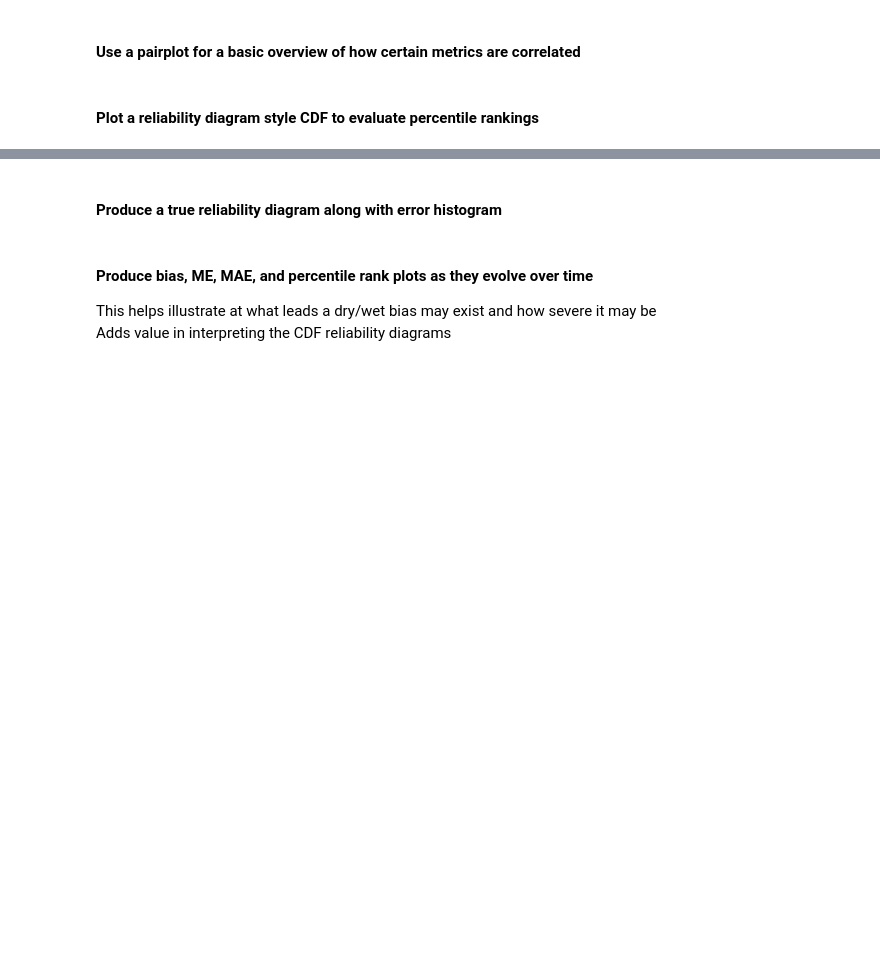
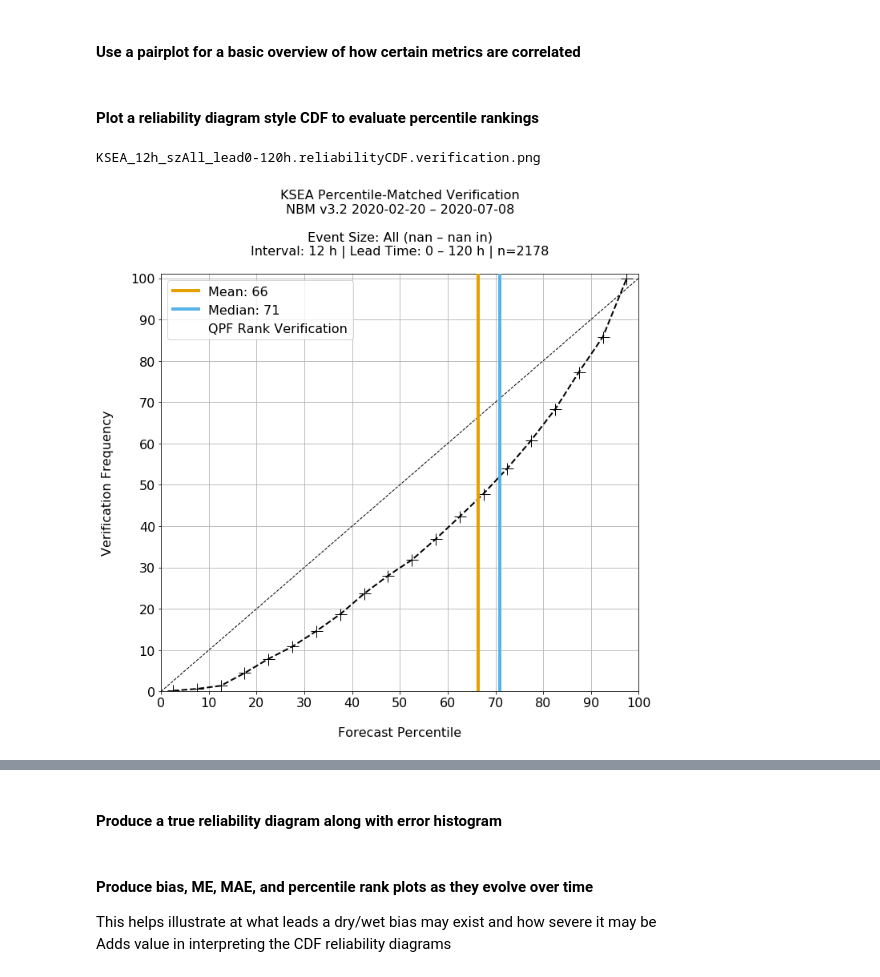
Before and after one commit to m-wessler/nbm-verify, a Jupyter notebook: notebooks/verify_1Dqpf_figures.ipynb, the cells around one changed output, grey strips where cells are left out. Cells and saved outputs as stored; diff of their text form; code cells hidden in the pictures; blank space fills up the shorter version.

```diff
--- a/notebooks/verify_1Dqpf_figures.ipynb
+++ b/notebooks/verify_1Dqpf_figures.ipynb
@@ -575,6 +575,74 @@ for interval in [6, 12, 24]:
                     # plt.show()
 # %% [markdown]
 #### Plot a reliability diagram style CDF to evaluate percentile rankings
+# %%
+interval = 12
+short, long = 0, 120
+plot_type = 'Verification'
+plot_var = 'verif_rank'
+ei, esize = 3, 'All'
+
+select = data[((data['Interval'] == interval)
+            & ((data['LeadTime'] >= short)
+            & (data['LeadTime'] <= long)))]
+
+select = select[select['EventSize'] == esize] if esize != 'All' else select
+
+# Produce the actual reliability diagram
+font_size = 16
+plt.rcParams.update({'font.size': font_size})
+fig, ax = plt.subplots(1, figsize=(10, 10), facecolor='w')
+
+pbinsize = 5
+pbins = np.arange(0, 101, pbinsize)
+
+hist = ax.hist(select[plot_var], bins=pbins, density=True, cumulative=True,
+        color='w', alpha=0, linewidth=3.5, zorder=10, label='QPF Rank %s'%plot_type)
+histy, histx = hist[0], hist[1][1:]-(pbinsize/2)
+
+ax.plot(histx, histy, marker='+', linestyle='--', markersize=15, color='k', linewidth=2)
+
+ax.plot(np.arange(0, 101, 1), np.arange(0, 1.01, .01), '--k', linewidth=1, zorder=20)
+
+try:
+    ax.axvline(np.nanmean(select[plot_var]), color=colors[0], linewidth=4,
+               zorder=200, label='Mean: %d'%np.nanmean(select[plot_var]))
+
+    ax.axvline(np.nanpercentile(select[plot_var], 50), color=colors[1], linewidth=4,
+               zorder=200, label='Median: %d'%np.nanpercentile(select[plot_var], 50))
+except:
+    pass
+
+ax.set_xticks(np.arange(0, 101, 10))
+ax.set_xlim([0, 100])
+ax.set_xlabel('\nForecast Percentile')
+
+ax.set_yticks(np.arange(0, 1.01, .1))
+ax.set_yticklabels(np.arange(0, 101, 10))
+ax.set_ylim([0, 1.01])
+ax.set_ylabel('%s Frequency\n'%plot_type)
+
+ax.set_title(('{} Percentile-Matched {}\nNBM v3.2 {} – {}\n\nEvent Size: {} ({} – {} in)\n'+
+              'Interval: {} h | Lead Time: {} – {} h | n={}\n').format(
+            site, plot_type, date0.strftime('%Y-%m-%d'), date1.strftime('%Y-%m-%d'),
+            esize, threshold_sets[ei][0], threshold_sets[ei][1],
+            interval, short, long, len(select)), size=font_size)
+
+ax.legend(loc='upper left')
+ax.grid()
+plt.tight_layout()
+
+savestr = '{}_{}h_sz{}_lead{}-{}h.reliabilityCDF.{}.png'.format(site, interval, esize, short, long, plot_type.lower())
+print(savestr)
+
+os.makedirs(figdir + 'reliabilityCDF/', exist_ok=True)
+plt.savefig(figdir + 'reliabilityCDF/' + savestr, dpi=150)
+
+# plt.close()
+plt.show()
+# %% [output]
+KSEA_12h_szAll_lead0-120h.reliabilityCDF.verification.png
+[figure, added]
 # %%
 for interval in [6, 12, 24]:
 
```
Also changed, not shown: parts of 1 cell of this notebook.
